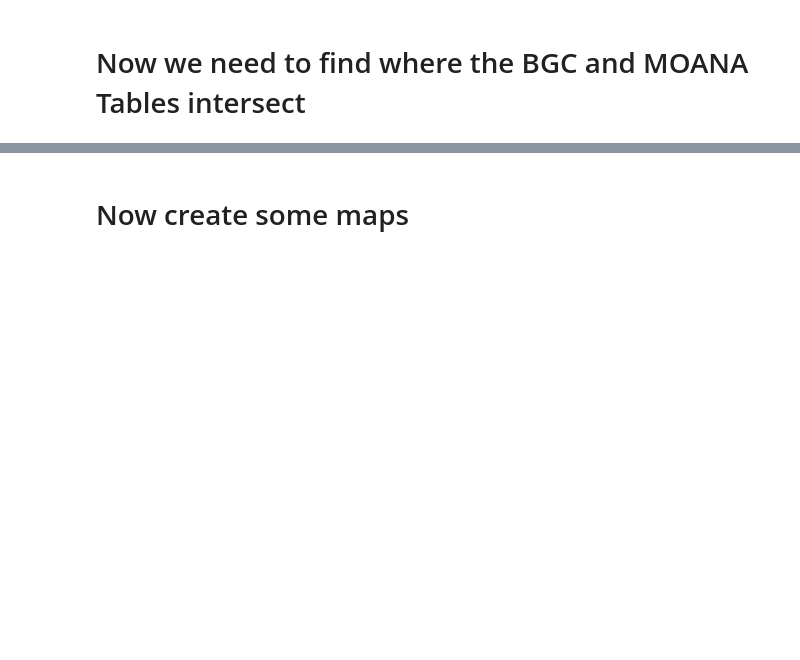
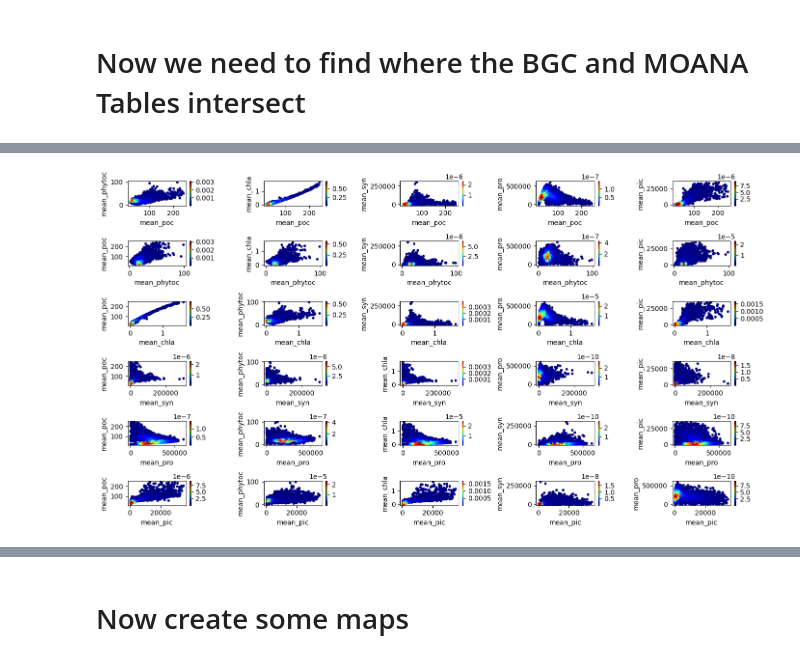
Before and after one commit to pedmondlerner/phytoSTEW, a Jupyter notebook: Team/plerner/phytoSTEW_POC_cphyto.ipynb, the cells around one changed output, grey strips where cells are left out. Saved outputs shown, nothing was run; the diff lists cells and outputs as text; code cells hidden in the pictures; blank space fills up the shorter version.

```diff
--- a/Team/plerner/phytoSTEW_POC_cphyto.ipynb
+++ b/Team/plerner/phytoSTEW_POC_cphyto.ipynb
@@ -326,0 +428,23 @@ df
+# %%
+def plot_correlations(df):
+  names = df.columns[df.columns.str.contains("mean")]
+  ncols = 5
+  nrows = 6
+#fig, axes = plt.subplots(nrows=nrows, ncols=ncols, figsize=(14, 10), sharex=True, sharey=True)
+#axes = axes.flatten()
+  fig = plt.figure(figsize=(14,8))
+  cnt = 0
+  for n1 in names:
+    for n2 in names:
+      if n2!=n1:
+#Calculate the point density
+        axs=fig.add_subplot(6, 5, cnt+1)
+        xy = np.vstack([df[n1],df[n2]])
+        z = gaussian_kde(xy)(xy)
+        df.plot.scatter(x=n1, y=n2, s=8, c=z,ax=axs,cmap='jet')
+        cnt = cnt+1
+
+  plt.tight_layout(rect=[0, 0, 1, 0.95])
+  plt.show()
+# %% [output]
+[figure, added]
```
Also changed, not shown: parts of 22 cells of this notebook, 2 other files.
